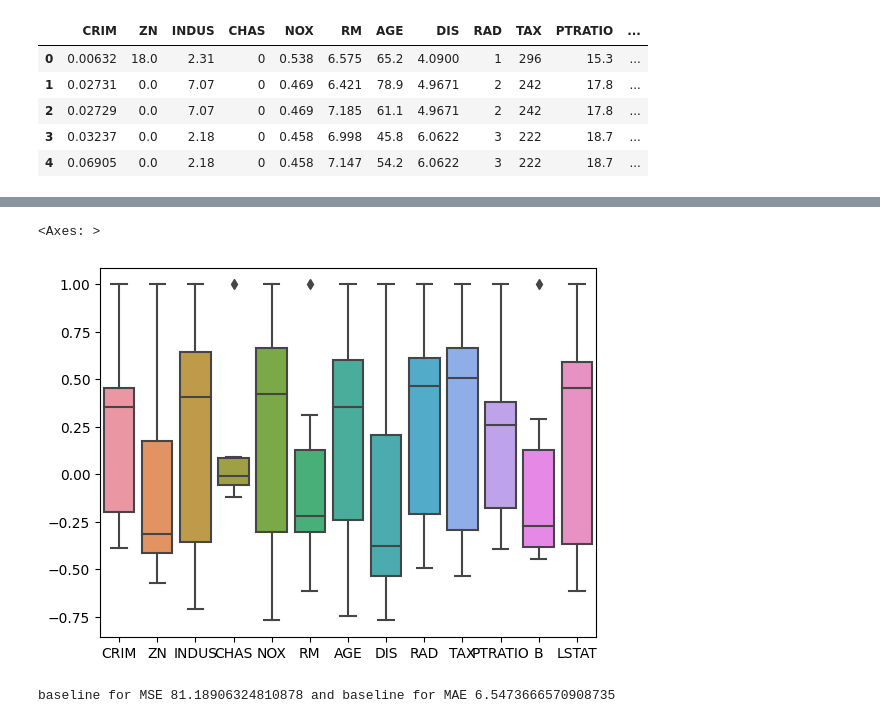
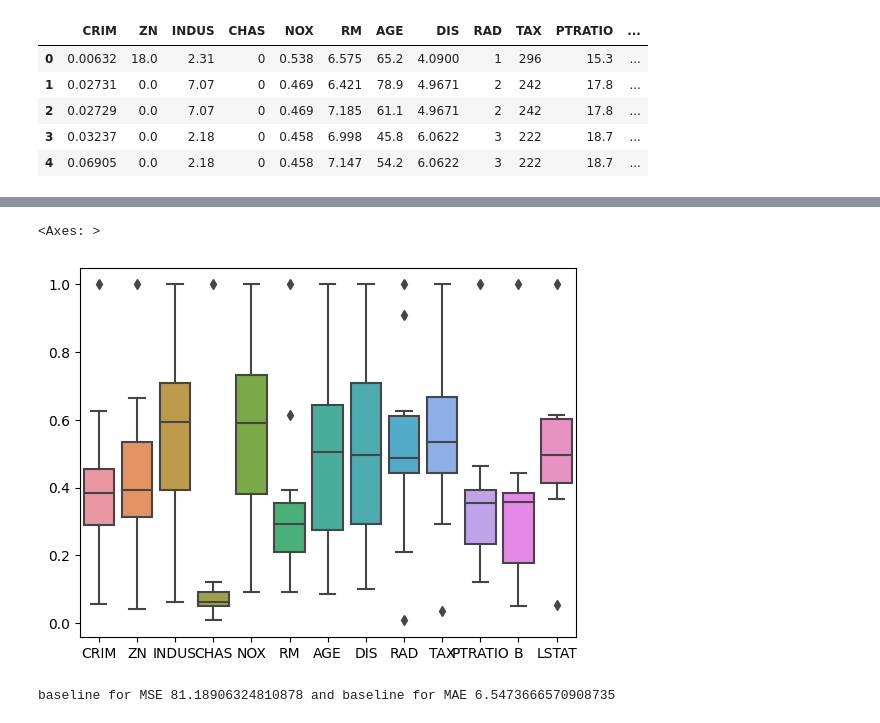
Before and after one commit to Dannysesi/Data_Science-learning, a Jupyter notebook: final year project/projectDA.ipynb, the cells around one changed output, grey strips where cells are left out. Cells and saved outputs as stored; diff of their text form; code cells hidden in the pictures.

```diff
--- a/final year project/projectDA.ipynb
+++ b/final year project/projectDA.ipynb
@@ -62,10 +64,10 @@ plt.title('Correlation Matrix');
 # %%
 target = df['MEDV']
 # %%
-sns.boxplot(correlation)
+sns.boxplot(correlation.abs())
 # %% [output]
 <Axes: >
-[figure, old version]
+[figure, new version]
 # %%
 X = features
 y = df['MEDV']
```
Also changed, not shown: parts of 2 cells of this notebook.
